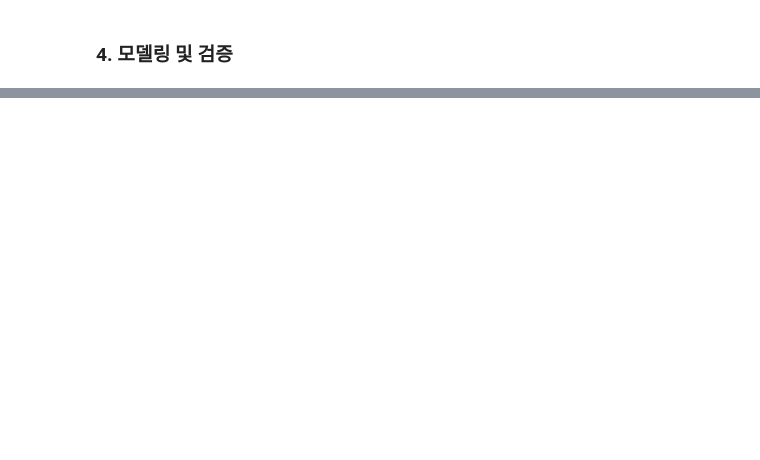
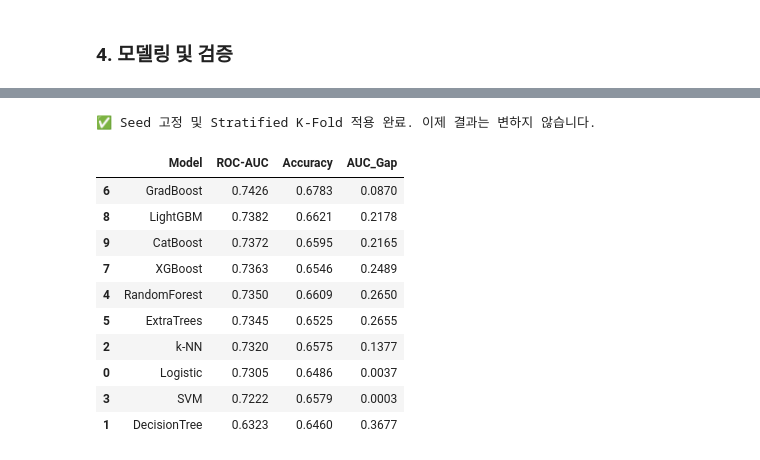
Before and after one commit to lamph0880/E-commerce, a Jupyter notebook: KHM/MiniProject_HM.ipynb, the cells around one changed output, grey strips where cells are left out. Cells and saved outputs as stored; diff of their text form; code cells hidden in the pictures; blank space fills up the shorter version.

```diff
--- a/KHM/MiniProject_HM.ipynb
+++ b/KHM/MiniProject_HM.ipynb
@@ -522,0 +576,63 @@ print(f"검증용(test_df 기반): {X_test.shape}")
+# %%
+# 0. pastel_style 함수 정의
+def pastel_style(styler):
+    """결과 테이블에 파스텔 톤 색상을 입히는 함수"""
+    return styler.background_gradient(cmap='Pastel1').format(precision=4)
+
+# 1. 고정된 시드 설정
+seed = 42
+
+# 2. 모델 라인업 재정의 (random_state 추가 및 로그 출력 억제)
+models = [
+    ('Logistic', LogisticRegression(random_state=seed)),
+    ('DecisionTree', DecisionTreeClassifier(random_state=seed)),
+    ('k-NN', KNeighborsClassifier()),
+    ('SVM', SVC(probability=True, random_state=seed)),
+    ('RandomForest', RandomForestClassifier(random_state=seed)),
+    ('ExtraTrees', ExtraTreesClassifier(random_state=seed)),
+    ('GradBoost', GradientBoostingClassifier(random_state=seed)),
+    ('XGBoost', XGBClassifier(random_state=seed, verbosity=0)), # verbosity 추가
+    ('LightGBM', LGBMClassifier(random_state=seed, verbose=-1)),
+    ('CatBoost', CatBoostClassifier(random_state=seed, verbose=0, allow_writing_files=False)) # 로그 파일 생성 방지
+]
+
+# 3. Stratified K-Fold 설정 (층화 추출로 비율 고정)
+#
+skf = StratifiedKFold(n_splits=5, shuffle=True, random_state=seed)
+
+baseline_results = []
+
+for name, model in models:
+    # cv 자리에 숫자가 아닌 skf 객체를 넣어 공정성 확보
+    cv_results = cross_validate(model, X_train, y_train, cv=skf,
+                                scoring=['roc_auc', 'accuracy'],
+                                return_train_score=True)
+
+    train_auc = cv_results['train_roc_auc'].mean()
+    val_auc = cv_results['test_roc_auc'].mean()
+    val_acc = cv_results['test_accuracy'].mean()
+    auc_gap = train_auc - val_auc
+
+    baseline_results.append({
+        'Model': name, 'ROC-AUC': val_auc, 'Accuracy': val_acc, 'AUC_Gap': auc_gap
+    })
+
+# 4. 결과 출력 및 스타일링
+report_df = pd.DataFrame(baseline_results).sort_values(by='ROC-AUC', ascending=False)
+print("✅ Seed 고정 및 Stratified K-Fold 적용 완료. 이제 결과는 변하지 않습니다.")
+
+# 정의한 pastel_style 함수를 사용하여 출력
+report_df.style.pipe(pastel_style)
+# %% [output]
+✅ Seed 고정 및 Stratified K-Fold 적용 완료. 이제 결과는 변하지 않습니다.
+|  | Model | ROC-AUC | Accuracy | AUC_Gap |
+| 6 | GradBoost | 0.7426 | 0.6783 | 0.0870 |
+| 8 | LightGBM | 0.7382 | 0.6621 | 0.2178 |
+| 9 | CatBoost | 0.7372 | 0.6595 | 0.2165 |
+| 7 | XGBoost | 0.7363 | 0.6546 | 0.2489 |
+| 4 | RandomForest | 0.7350 | 0.6609 | 0.2650 |
+| 5 | ExtraTrees | 0.7345 | 0.6525 | 0.2655 |
+| 2 | k-NN | 0.7320 | 0.6575 | 0.1377 |
+| 0 | Logistic | 0.7305 | 0.6486 | 0.0037 |
+| 3 | SVM | 0.7222 | 0.6579 | 0.0003 |
+| 1 | DecisionTree | 0.6323 | 0.6460 | 0.3677 |
```
Also changed, not shown: parts of 13 cells of this notebook, 6 other files.
